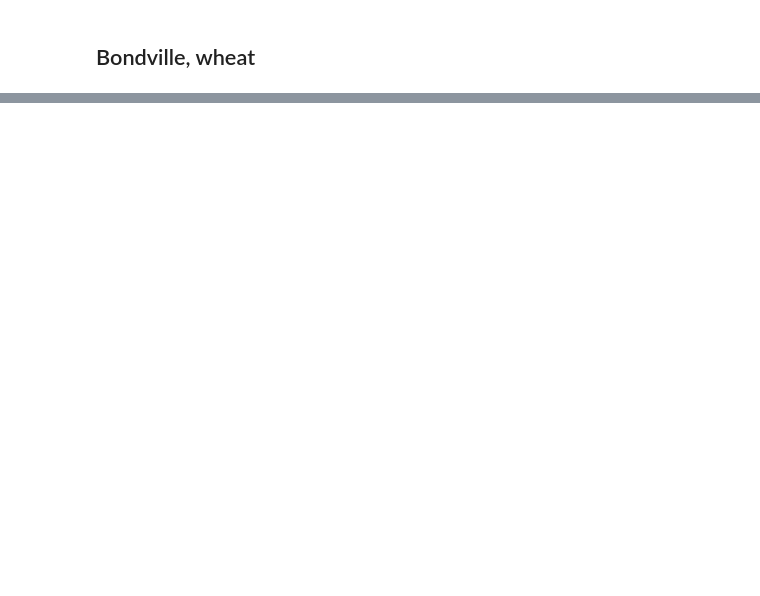
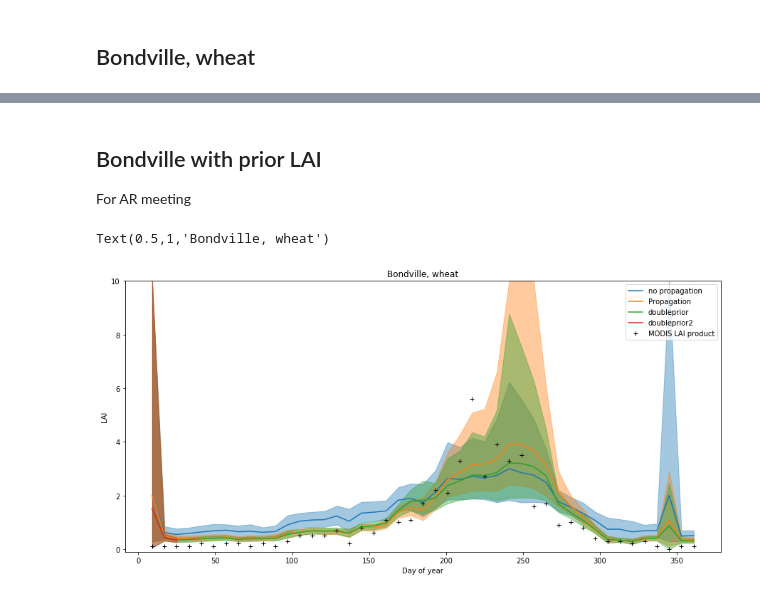
Before and after one commit to Assimila/kafka_plots, a Jupyter notebook: Plot_pixel_timeseries.ipynb, the cells around one changed output, grey strips where cells are left out. Cells and saved outputs as stored; diff of their text form; code cells hidden in the pictures; blank space fills up the shorter version.

```diff
--- a/Plot_pixel_timeseries.ipynb
+++ b/Plot_pixel_timeseries.ipynb
@@ -120,0 +168,38 @@ axs[1].legend(legend)
+# %% [markdown]
+## Bondville with prior LAI
+For AR meeting
+# %%
+filepaths = ["/home/npounder/output/kafka/28Mar/kafkaout_Bondville_noprop/",
+             "/home/npounder/output/kafka/28Mar/deprecated/kafkaout_bondville_b_0-25/",
+             "/home/npounder/output/kafka/28Mar/kafkaout_Bondville_DblPrior_0-25",
+             "/home/npounder/output/kafka/28Mar/kafkaout_Bondville_DblPrior_take2_0-25/"]#,
+             #"/home/npounder/output/kafka/28Mar/deprecated/kafkaout_bondville_b_0-5/",
+             #"/home/npounder/output/kafka/28Mar/deprecated/kafkaout_bondville_b_0-75/"]
+modisname = '/data/MODIS/h11v04/MOD15A2H/MOD15A2H.A2006.h11v04.006.Lai_500m.vrt'
+
+params = ["LAI"]
+legend = ("no propagation", "Propagation","doubleprior","doubleprior2")
+line = 2298; row = 569
+
+#fig, axs = plt.subplots(4,2, figsize=(15,15))
+#axs = axs.flatten()
+fig, axs = plt.subplots(1,1, figsize=(15,7))
+axs = [axs]
+plot_all_params(axs, params, filepaths, 2006, line, row, legend)
+
+#Add MODIS LAI
+vrt_d = gdal.Open(modisname)
+mcd15 = vrt_d.ReadAsArray(row, line, 1, 1 )*0.1
+axs[0].plot(np.arange(9,366,8), mcd15[:-1,0,0], 'k+')
+legend = legend + ("MODIS LAI product",)
+axs[0].legend(legend)
+axs[0].set_ylim([-0.1, 10.0])
+axs[0].set_xlabel("Day of year")
+axs[0].set_ylabel("LAI")
+axs[0].set_title("Bondville, wheat")
+#axs[1].plot(np.arange(9,366,8), np.exp(-2*mcd15[:-1,0,0]), 'k+')
+#legend = ("none", "0.25", "0.5", "0.75", 'MODIS LAI')
+#axs[1].legend(legend)
+# %% [output]
+Text(0.5,1,'Bondville, wheat')
+[figure, added]
```
Also changed, not shown: parts of 10 cells of this notebook, 1 other file.
